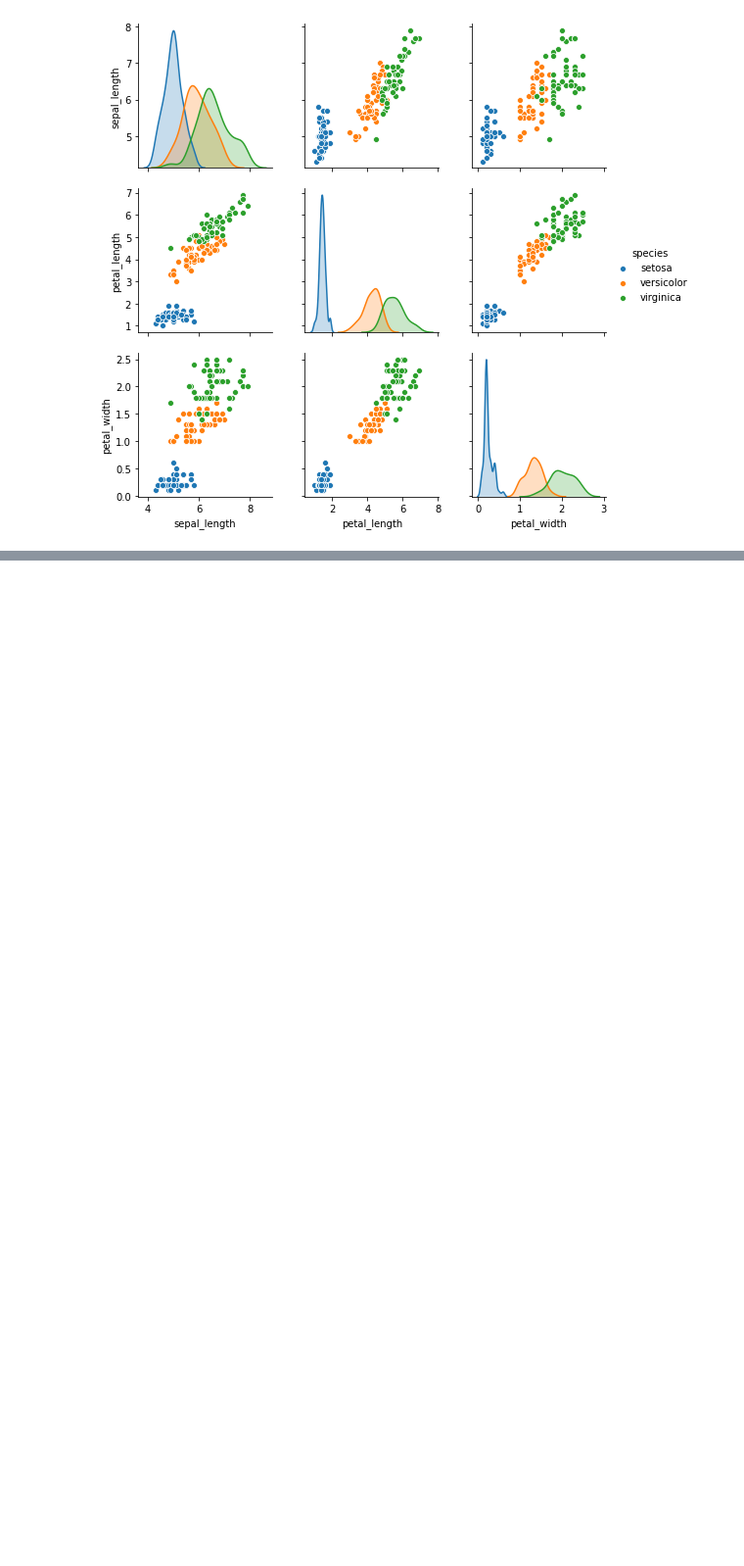
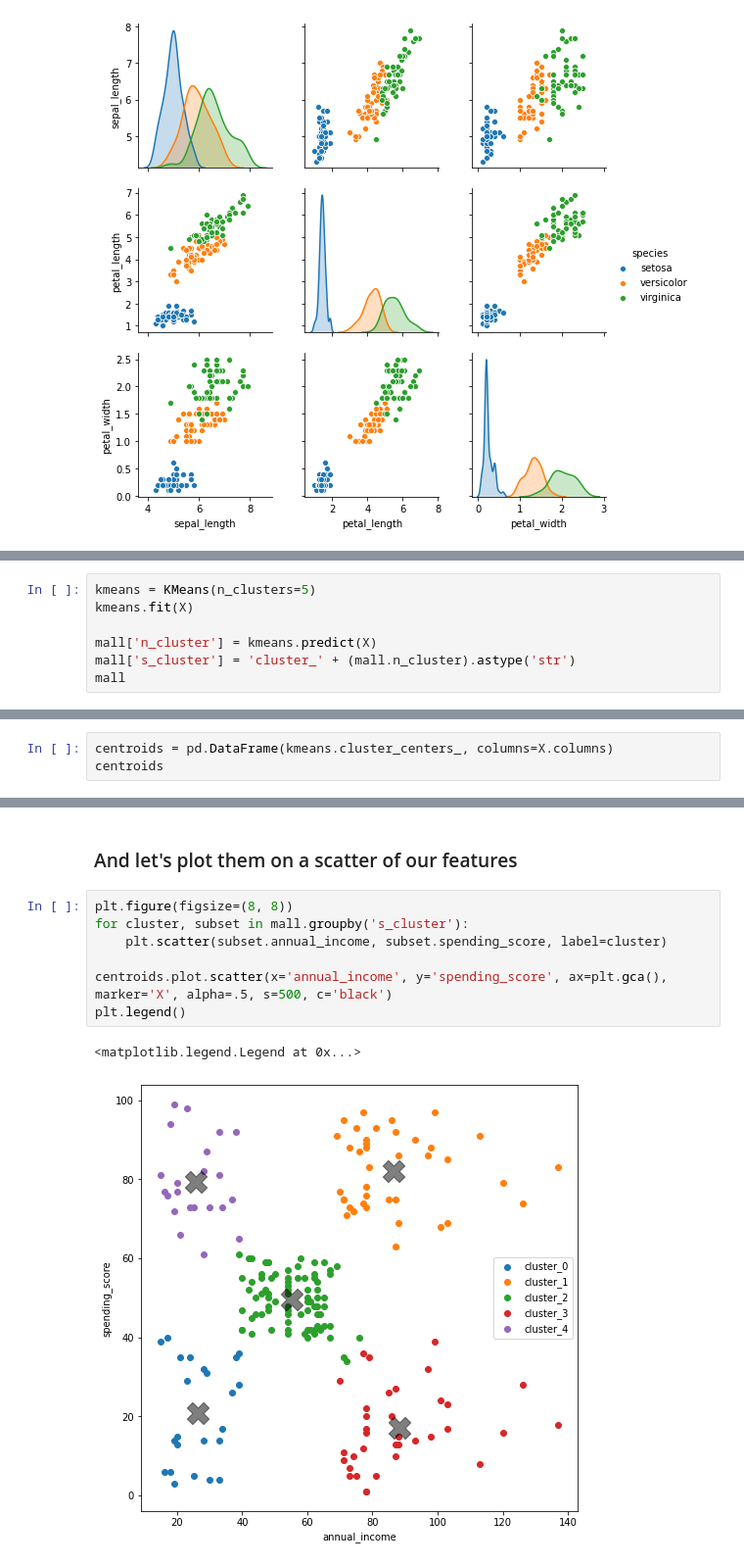
Before and after one commit to RyanMcCall/ds-methodologies-exercises, a Jupyter notebook: clustering/modeling.ipynb, the cells around one changed output, grey strips where cells are left out. Shown at 98% size. Cells and saved outputs as stored; diff of their text form; blank space fills up the shorter version.

```diff
--- a/clustering/modeling.ipynb
+++ b/clustering/modeling.ipynb
@@ -146,0 +216,7 @@ sns.pairplot(df, hue='species')
+# %%
+kmeans = KMeans(n_clusters=5)
+kmeans.fit(X)
+
+mall['n_cluster'] = kmeans.predict(X)
+mall['s_cluster'] = 'cluster_' + (mall.n_cluster).astype('str')
+mall
@@ -146,0 +240,3 @@ sns.pairplot(df, hue='species')
+# %%
+centroids = pd.DataFrame(kmeans.cluster_centers_, columns=X.columns)
+centroids
@@ -146,0 +250,12 @@ sns.pairplot(df, hue='species')
+# %% [markdown]
+### And let's plot them on a scatter of our features
+# %%
+plt.figure(figsize=(8, 8))
+for cluster, subset in mall.groupby('s_cluster'):
+    plt.scatter(subset.annual_income, subset.spending_score, label=cluster)
+
+centroids.plot.scatter(x='annual_income', y='spending_score', ax=plt.gca(), marker='X', alpha=.5, s=500, c='black')
+plt.legend()
+# %% [output]
+<matplotlib.legend.Legend at 0x...>
+[figure, added]
```
Also changed, not shown: parts of 25 cells of this notebook.
